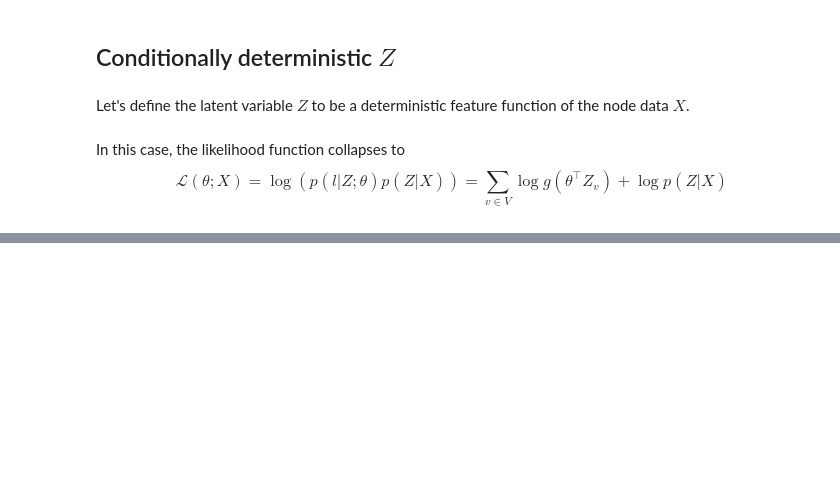
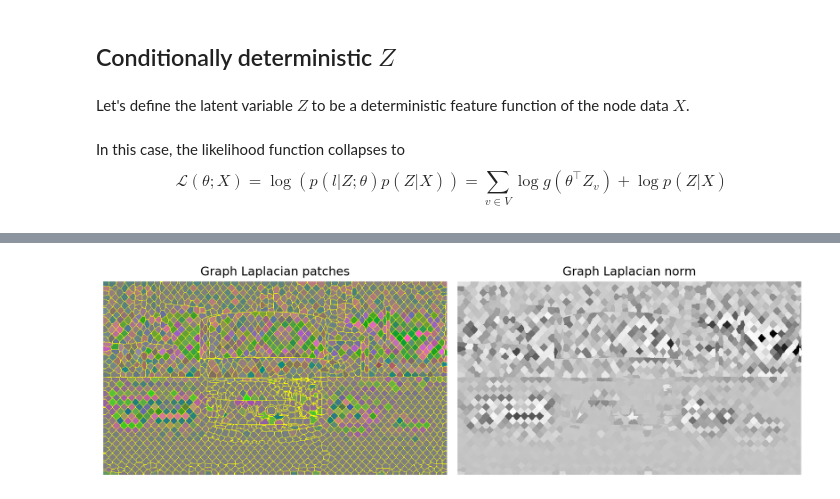
Before and after one commit to JulesSanchez/PhotoRoom-Object-Segmentation, a Jupyter notebook: notebooks/crf.ipynb, the cells around one changed output, grey strips where cells are left out. Drawn from its saved outputs; the diff is of its cells as text; code cells hidden in the pictures; blank space fills up the shorter version.

```diff
--- a/notebooks/crf.ipynb
+++ b/notebooks/crf.ipynb
@@ -54,7 +56,7 @@ We define a SLIC superpixel model with $N=400$ components.
 # %%
 from fast_slic.avx2 import SlicAvx2
 # %%
-slic = SlicAvx2(num_components=1000, compactness=10)
+slic = SlicAvx2(num_components=2000, compactness=40)
 # %%
 assignments = slic.iterate(img)
 # %%
@@ -122,19 +121,0 @@ An easy choice to recover image data is to say that for all nodes $v$, $Z_v$ is
-# %%
-def get_laplacian_node(nodes, neighbors, i: int):
-    node = nodes[i]
-    neigh = neighbors[i]
-    col = np.asarray(node['color'])
-    if len(neigh) > 0:
-        lap = 1./len(neigh) * np.sum([
-            np.asarray(nodes[j]['color']) - col
-            for j in neigh], axis=0)
-    else:
-        lap = np.zeros((3,))
-    return lap
-
-def get_laplacian(node, neighbors):
-    """Get full Laplacian features for each color channel."""
-    return np.array([
-        get_laplacian_node(nodes, neighbors, i)
-        for i in range(len(nodes))
-    ])
@@ -146,0 +131,19 @@ from scipy.optimize import minimize
+# %%
+Z_img = fill_from_assignments(assignments, Z1)
+Z_img = (Z_img - Z_img.min())/(Z_img.max() - Z_img.min())
+Z_norm_img = np.linalg.norm(Z_img, axis=2)
+
+plt.figure(figsize=(10,6))
+Z_img = mark_boundaries(Z_img, assignments)  # add separation lines
+plt.subplot(121)
+plt.title("Graph Laplacian patches")
+plt.imshow(Z_img)
+plt.axis('off');
+
+plt.subplot(122)
+plt.title("Graph Laplacian norm")
+plt.imshow(Z_norm_img, cmap="Greys")
+plt.axis('off');
+plt.tight_layout()
+# %% [output]
+[figure, added]
```
Also changed, not shown: parts of 36 cells of this notebook, 1 other file.
